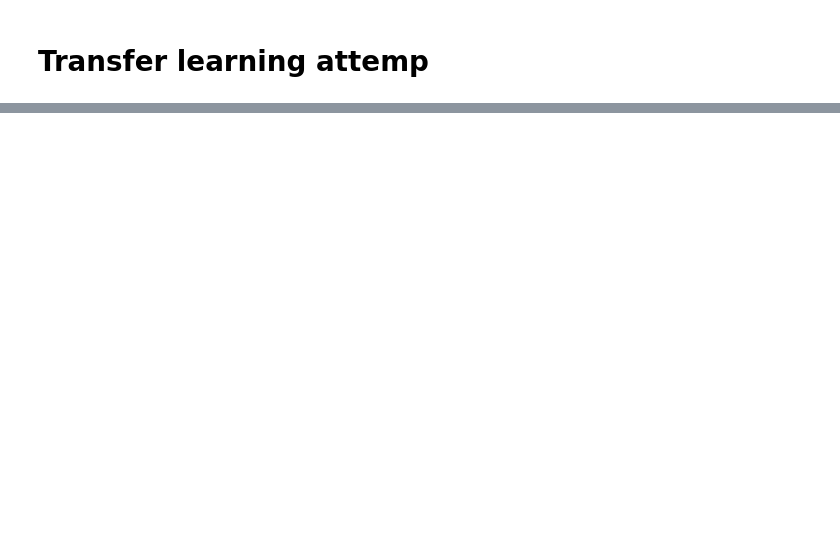
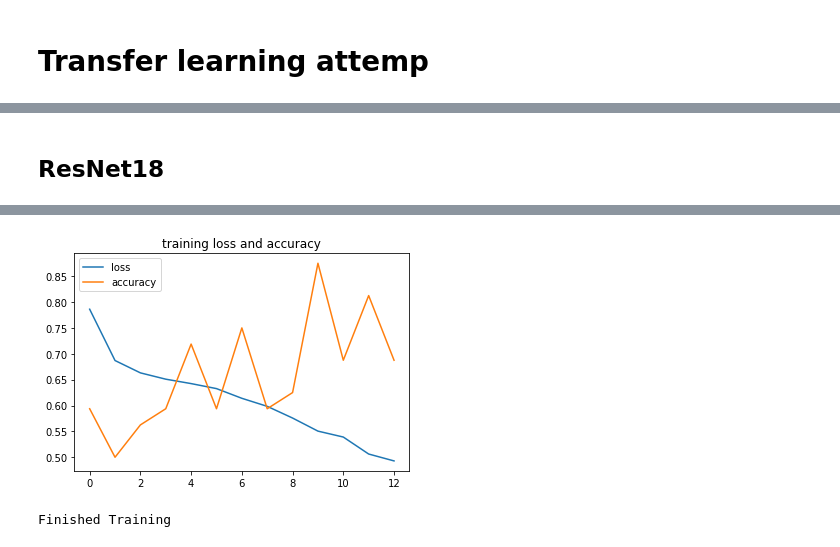
Before and after one commit to ivanshin/Cats_vs_dogs_vision, a Jupyter notebook: expirement_nb.ipynb, the cells around one changed output, grey strips where cells are left out. Saved outputs shown, nothing was run; the diff lists cells and outputs as text; code cells hidden in the pictures; blank space fills up the shorter version.

```diff
--- a/expirement_nb.ipynb
+++ b/expirement_nb.ipynb
@@ -460,0 +440,16 @@ plt.show()
+# %% [markdown]
+## ResNet18
+# %%
+resnet18 = models.resnet18(pretrained=True)
+# %%
+optimizer = optim.Adam(resnet18.parameters(), lr=0.009)
+criterion = nn.CrossEntropyLoss()
+# %%
+num_ftrs = resnet18.fc.in_features
+resnet18.fc = nn.Sequential(
+    nn.Linear(num_ftrs, 500),
+    nn.Linear(500, 2)
+)
+# %%
+train_cycle(resnet18, optimizer= optimizer, criterion= criterion, p_iter= 150, n_epochs= EPOCHS_resnet18)
+# %% [output]
@@ -460,0 +469,2 @@ plt.show()
+[figure, added]
+Finished Training
```
Also changed, not shown: parts of 22 cells of this notebook.
